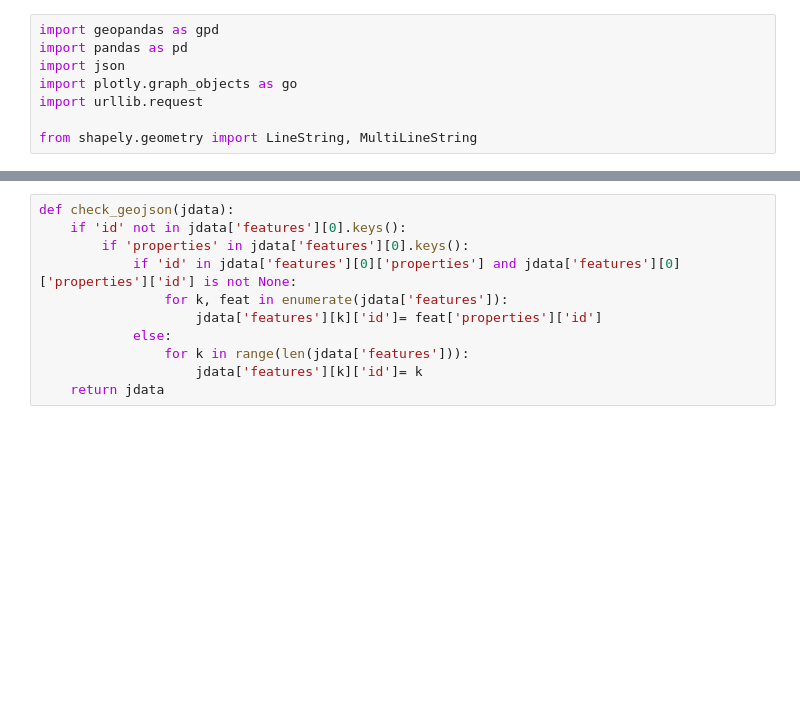
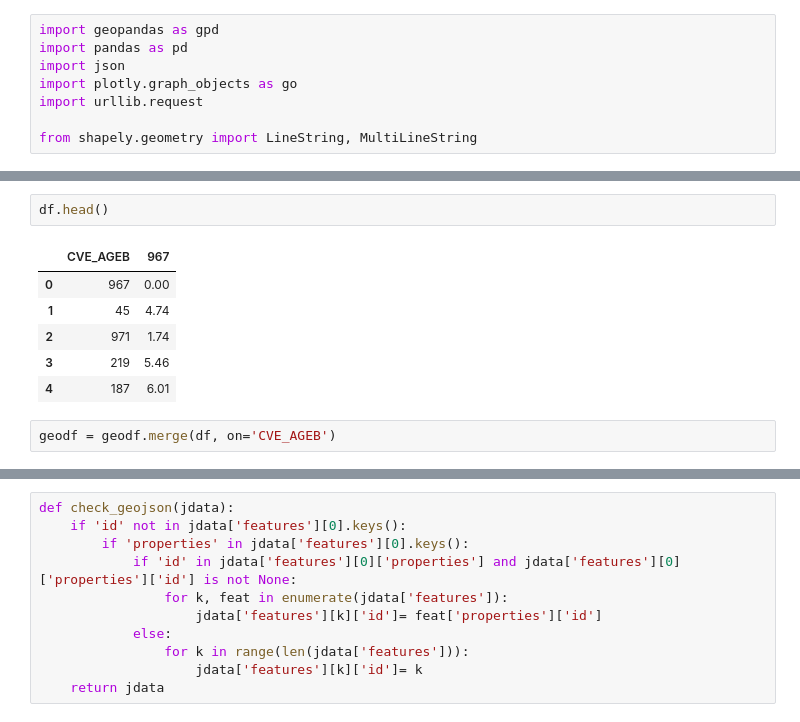
Before and after one commit to paupradel/ecobici_viz, a Jupyter notebook: graphs_build/ecobici_testing.ipynb, the cells around one changed output, grey strips where cells are left out. Saved outputs shown, nothing was run; the diff lists cells and outputs as text; blank space fills up the shorter version.

```diff
--- a/graphs_build/ecobici_testing.ipynb
+++ b/graphs_build/ecobici_testing.ipynb
@@ -13,0 +47,11 @@ with open('/home/pradel/Desktop/ecobici_viz/data/SIG/agebs_uber_ecobici.json') a
+# %%
+df.head()
+# %% [output]
+|  | CVE_AGEB | 967 |
+| 0 | 967 | 0.00 |
+| 1 | 45 | 4.74 |
+| 2 | 971 | 1.74 |
+| 3 | 219 | 5.46 |
+| 4 | 187 | 6.01 |
+# %%
+geodf = geodf.merge(df, on='CVE_AGEB')
```
Also changed, not shown: parts of 50 cells of this notebook, 1 other file.
